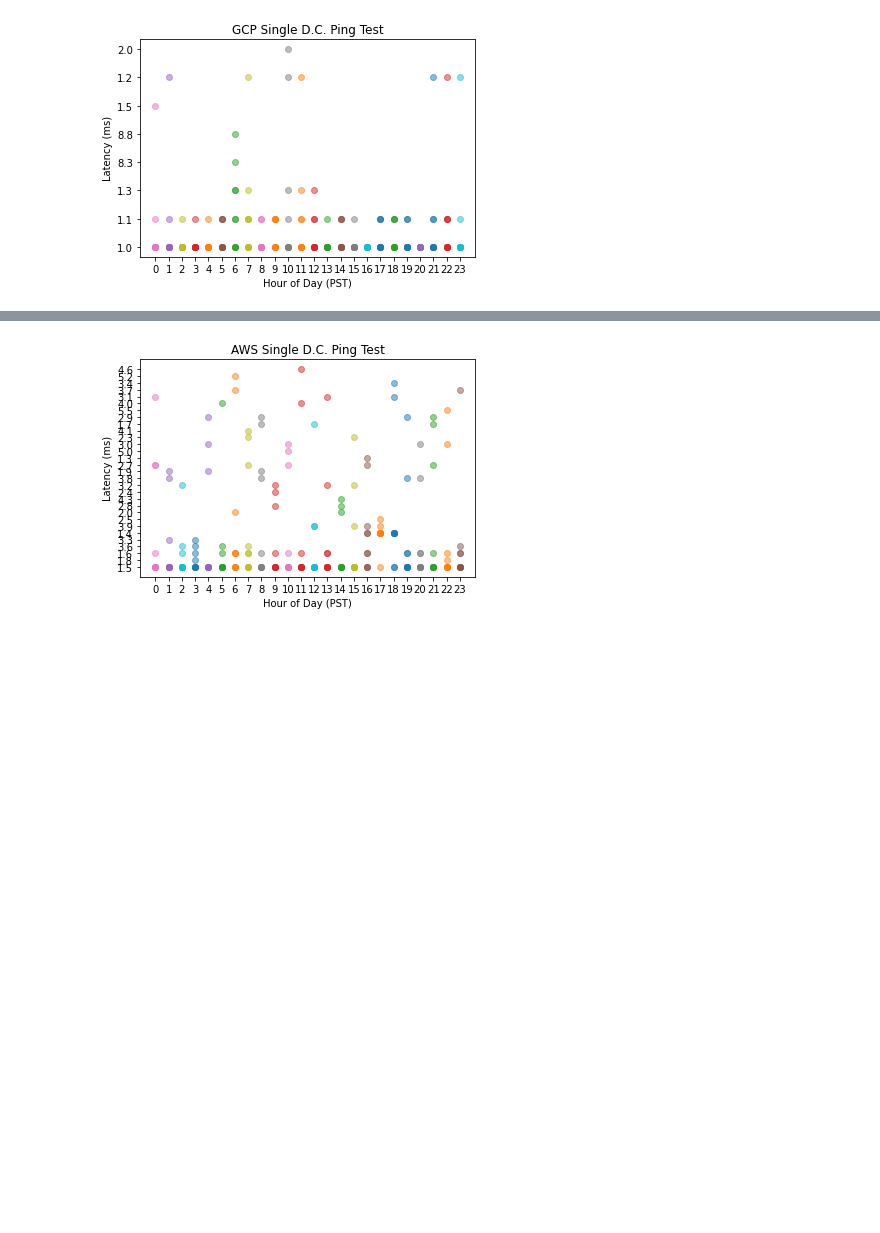
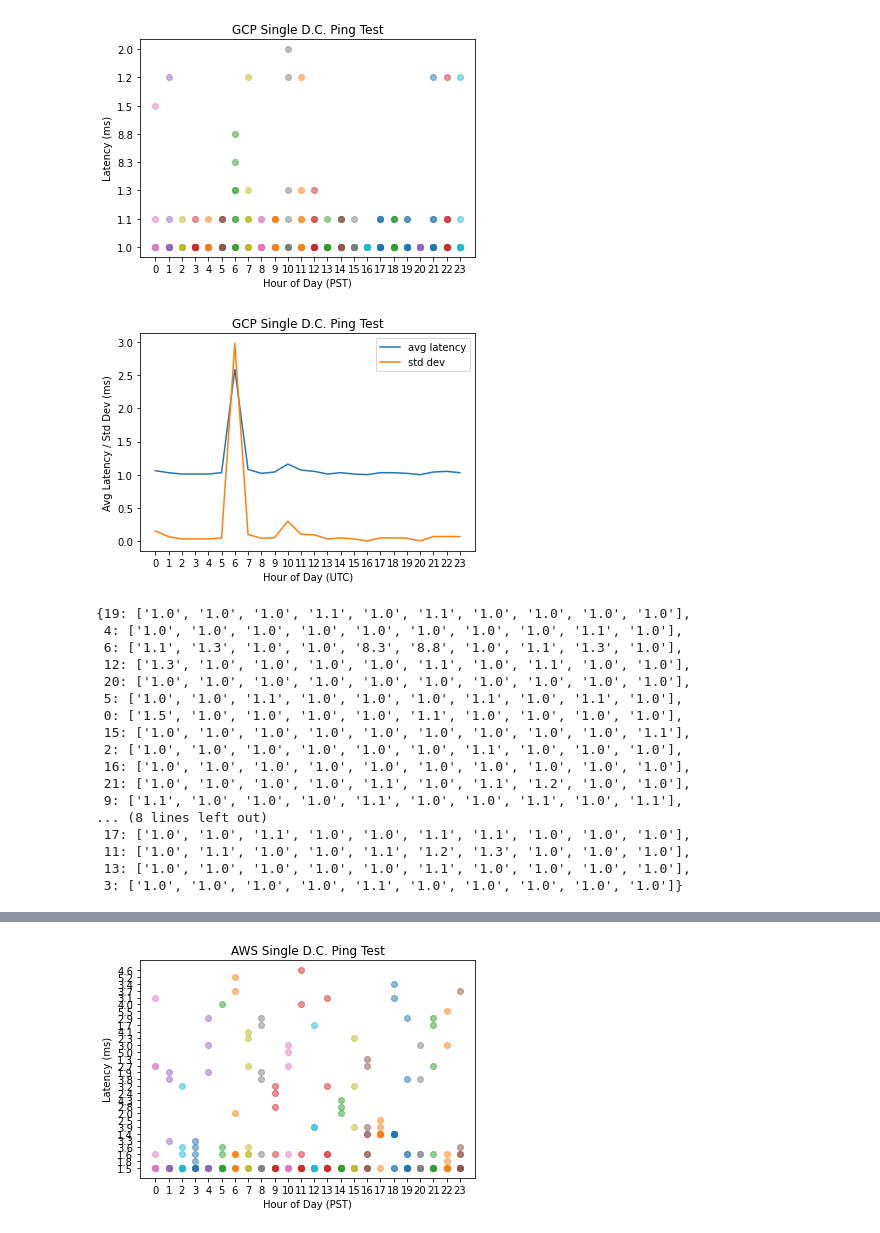
Before and after one commit to yudi-tan/cloud_provider_network_consistency_benchmark, a Jupyter notebook: CS268FTP.ipynb, the cells around one changed output, grey strips where cells are left out. Drawn from its saved outputs; the diff is of its cells as text; code cells hidden in the pictures; blank space fills up the shorter version.

```diff
--- a/CS268FTP.ipynb
+++ b/CS268FTP.ipynb
@@ -61,8 +83,29 @@ create_ping_scatter_plot(do_latency, 'Digital Ocean')
 # %%
 gcp_latency, gcp_throughput  = get_dict('gcp')
 create_ping_scatter_plot(gcp_latency, 'GCP')
+create_avg_and_std_line_plots(gcp_latency, 'GCP', is_wan=False)
+gcp_latency
+#why is 8.3 and 8.8 randomly in the middle
 # %% [output]
 [figure]
+[figure, added]
+{19: ['1.0', '1.0', '1.0', '1.1', '1.0', '1.1', '1.0', '1.0', '1.0', '1.0'],
+ 4: ['1.0', '1.0', '1.0', '1.0', '1.0', '1.0', '1.0', '1.0', '1.1', '1.0'],
+ 6: ['1.1', '1.3', '1.0', '1.0', '8.3', '8.8', '1.0', '1.1', '1.3', '1.0'],
+ 12: ['1.3', '1.0', '1.0', '1.0', '1.0', '1.1', '1.0', '1.1', '1.0', '1.0'],
+ 20: ['1.0', '1.0', '1.0', '1.0', '1.0', '1.0', '1.0', '1.0', '1.0', '1.0'],
+ 5: ['1.0', '1.0', '1.1', '1.0', '1.0', '1.0', '1.1', '1.0', '1.1', '1.0'],
+ 0: ['1.5', '1.0', '1.0', '1.0', '1.0', '1.1', '1.0', '1.0', '1.0', '1.0'],
+ 15: ['1.0', '1.0', '1.0', '1.0', '1.0', '1.0', '1.0', '1.0', '1.0', '1.1'],
+ 2: ['1.0', '1.0', '1.0', '1.0', '1.0', '1.0', '1.1', '1.0', '1.0', '1.0'],
+ 16: ['1.0', '1.0', '1.0', '1.0', '1.0', '1.0', '1.0', '1.0', '1.0', '1.0'],
+ 21: ['1.0', '1.0', '1.0', '1.0', '1.1', '1.0', '1.1', '1.2', '1.0', '1.0'],
+ 9: ['1.1', '1.0', '1.0', '1.0', '1.1', '1.0', '1.0', '1.1', '1.0', '1.1'],
+... (8 lines left out)
+ 17: ['1.0', '1.0', '1.1', '1.0', '1.0', '1.1', '1.1', '1.0', '1.0', '1.0'],
+ 11: ['1.0', '1.1', '1.0', '1.0', '1.1', '1.2', '1.3', '1.0', '1.0', '1.0'],
+ 13: ['1.0', '1.0', '1.0', '1.0', '1.0', '1.1', '1.0', '1.0', '1.0', '1.0'],
+ 3: ['1.0', '1.0', '1.0', '1.0', '1.1', '1.0', '1.0', '1.0', '1.0', '1.0']}
 # %%
 az_latency, az_throughput  = get_dict('azure')
 create_ping_scatter_plot(az_latency, 'Azure')
```
Also changed, not shown: parts of 17 cells of this notebook.
